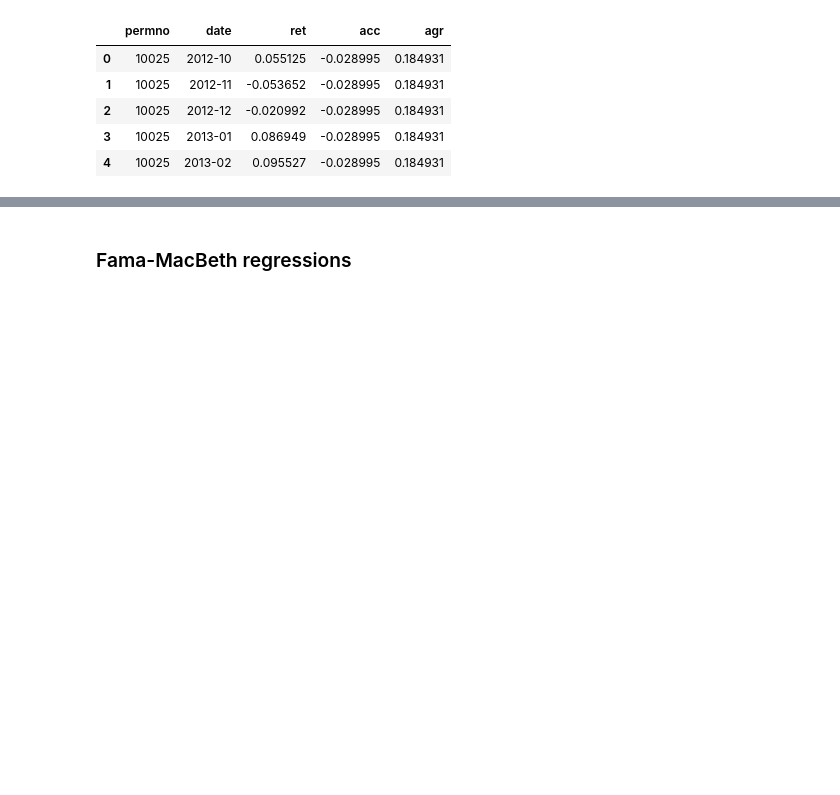
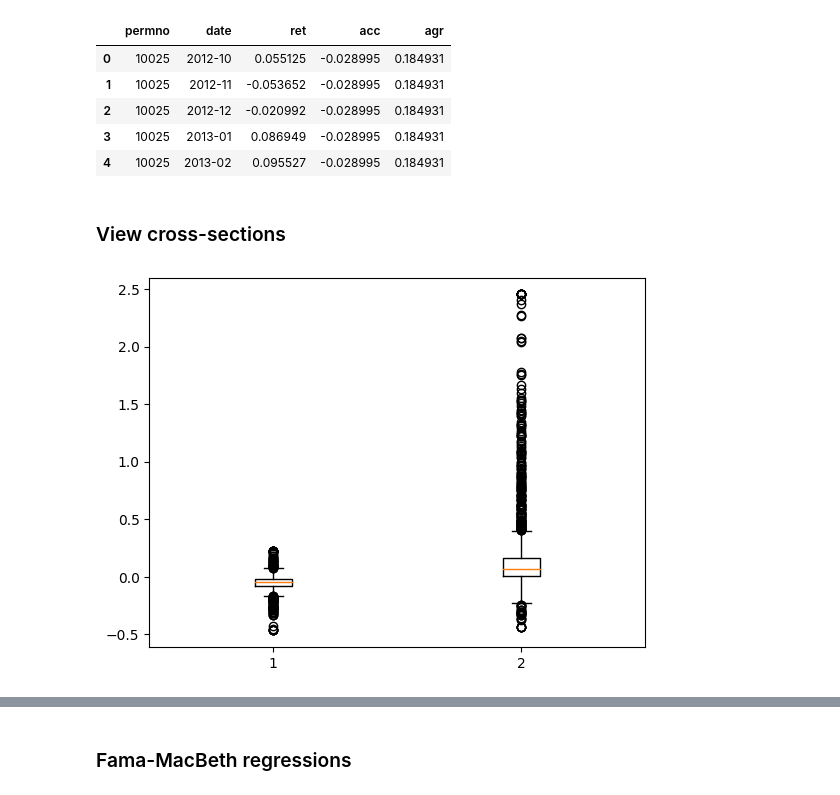
Before and after one commit to kerryback/busi520, a Jupyter notebook: AssetPricingRegressions.ipynb, the cells around one changed output, grey strips where cells are left out. Drawn from its saved outputs; the diff is of its cells as text; code cells hidden in the pictures; blank space fills up the shorter version.

```diff
--- a/AssetPricingRegressions.ipynb
+++ b/AssetPricingRegressions.ipynb
@@ -20,3 +23,11 @@ data.head()
 | 2 | 10025 | 2012-12 | -0.020992 | -0.028995 | 0.184931 |
 | 3 | 10025 | 2013-01 | 0.086949 | -0.028995 | 0.184931 |
 | 4 | 10025 | 2013-02 | 0.095527 | -0.028995 | 0.184931 |
+# %% [markdown]
+### View cross-sections
+# %%
+date = input("Input a date: ")
+df = data[data.date==date]
+fig = plt.boxplot([df.acc, df.agr])
+# %% [output]
+[figure, added]
```
Also changed, not shown: parts of 7 cells of this notebook.
